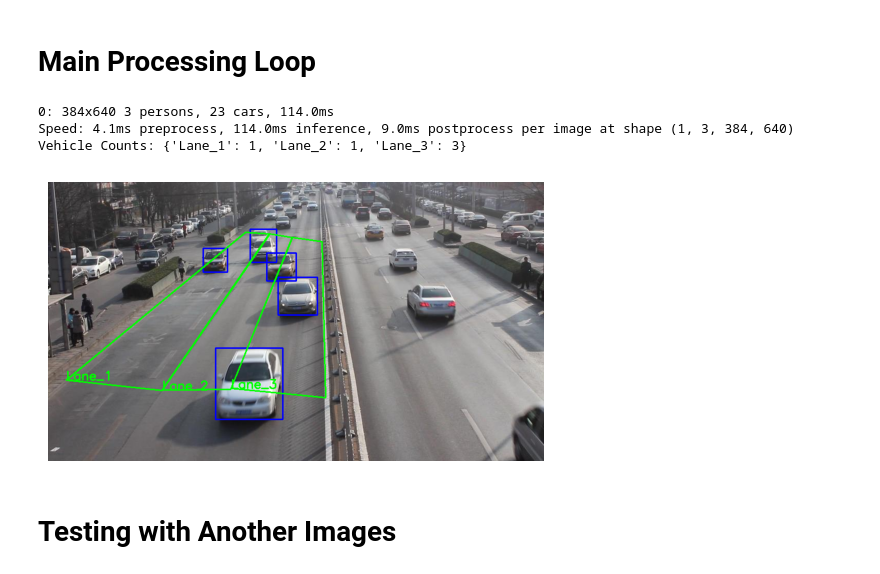
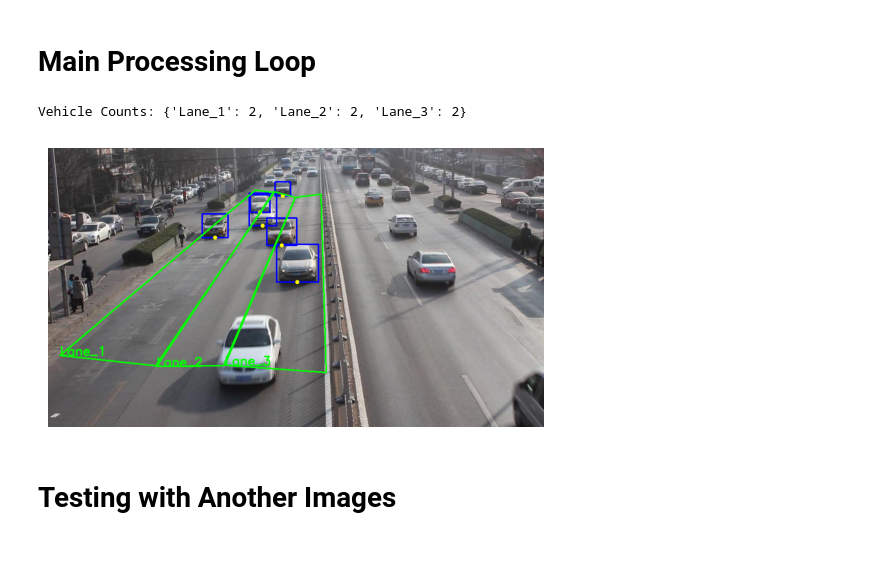
Before and after one commit to Muditha-Kumara/VisionProject, a Jupyter notebook: code.ipynb, the cells around one changed output. Drawn from its saved outputs; the diff is of its cells as text; code cells hidden in the pictures.

Commit message:
limit process to only polyline area

```diff
--- a/code.ipynb
+++ b/code.ipynb
@@ -196,3 +196,7 @@ def get_lane_id(cx, cy):
         if is_inside >= 0:
             return name
     return None
+
+def get_vehicle_anchor(x1, y1, x2, y2):
+    # Bottom-center is more reliable than bbox center for lane association
+    return (x1 + x2) // 2, y2
@@ -201,43 +255,39 @@ def get_lane_id(cx, cy):
 # %%
 # Load your sample image
 image_path = "dataset/img00001.jpg"
 frame = cv2.imread(image_path)
 if frame is None:
     raise FileNotFoundError(f"{image_path} not found")
 
 counts = {name: 0 for name in lane_polygons}
+vehicle_classes = {2, 3, 5, 7}
+conf_threshold = 0.25
 
-# Run YOLO detection
-results = model(frame)
-
-for result in results:
-    for box in result.boxes:
-        # Get coordinates and class
-        x1, y1, x2, y2 = map(int, box.xyxy[0])
-        conf = box.conf[0]
-        cls = int(box.cls[0])
-
-        # Only count cars/trucks/buses (COCO classes 2, 3, 5, 7)
-        if cls in [2, 3, 5, 7] and conf > 0.4:
-            # Calculate center point of the vehicle
-            cx, cy = (x1 + x2) // 2, (y1 + y2) // 2
-
-            lane = get_lane_id(cx, cy)
-            if lane:
-                counts[lane] += 1
-                cv2.rectangle(frame, (x1, y1), (x2, y2), (255, 0, 0), 2)
+for lane_name, poly in lane_polygons.items():
+    detections = detect_vehicles_in_polygon(
+        frame,
+        poly,
+        model,
+        conf=conf_threshold,
+        imgsz=640,
+        vehicle_classes=vehicle_classes,
+    )
+    for det in detections:
+        x1, y1, x2, y2 = det["bbox"]
+        counts[lane_name] += 1
+        cv2.rectangle(frame, (x1, y1), (x2, y2), (255, 0, 0), 2)
+        cx, cy = det["anchor"]
+        cv2.circle(frame, (cx, cy), 4, (0, 255, 255), -1)
 
 # Display results
 frame = draw_lanes(frame)
 print(f"Vehicle Counts: {counts}")
 plt.imshow(cv2.cvtColor(frame, cv2.COLOR_BGR2RGB))
 plt.axis("off")
 plt.show()
 # %% [output]
-0: 384x640 3 persons, 23 cars, 114.0ms
-Speed: 4.1ms preprocess, 114.0ms inference, 9.0ms postprocess per image at shape (1, 3, 384, 640)
-Vehicle Counts: {'Lane_1': 1, 'Lane_2': 1, 'Lane_3': 3}
+Vehicle Counts: {'Lane_1': 2, 'Lane_2': 2, 'Lane_3': 2}
-[figure, old version]
+[figure, new version]
 # %% [markdown]
 # Testing with Another Images
 # %%
```
Also changed, not shown: parts of 4 cells of this notebook.
